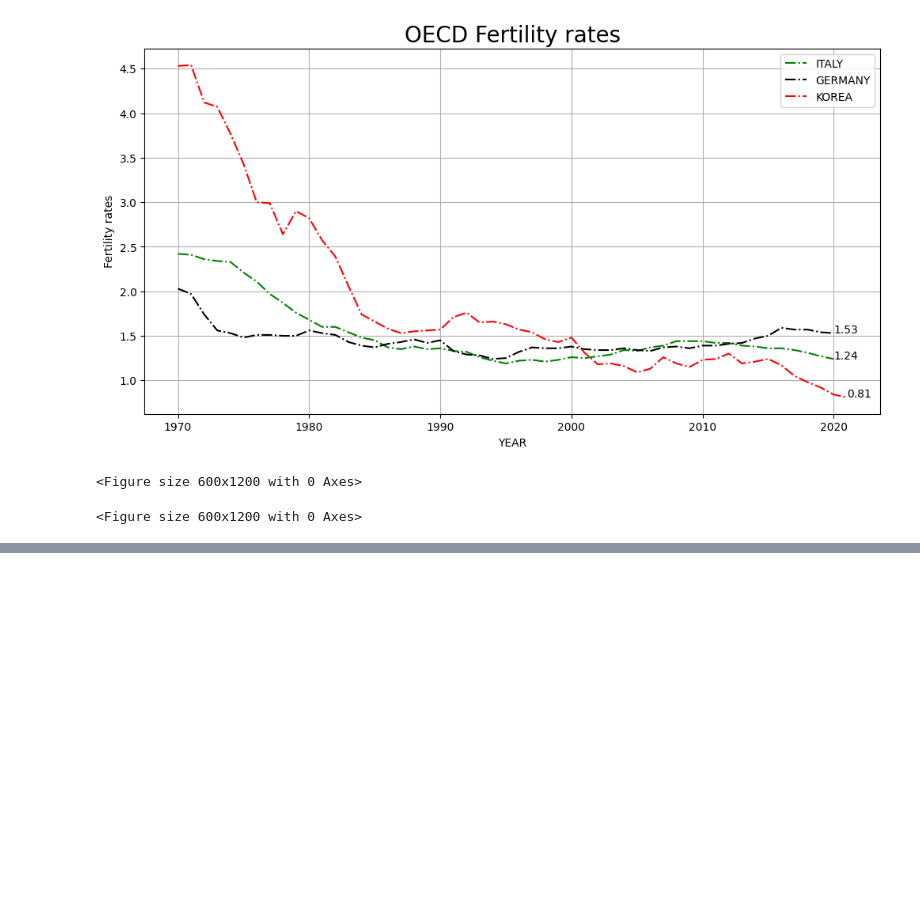
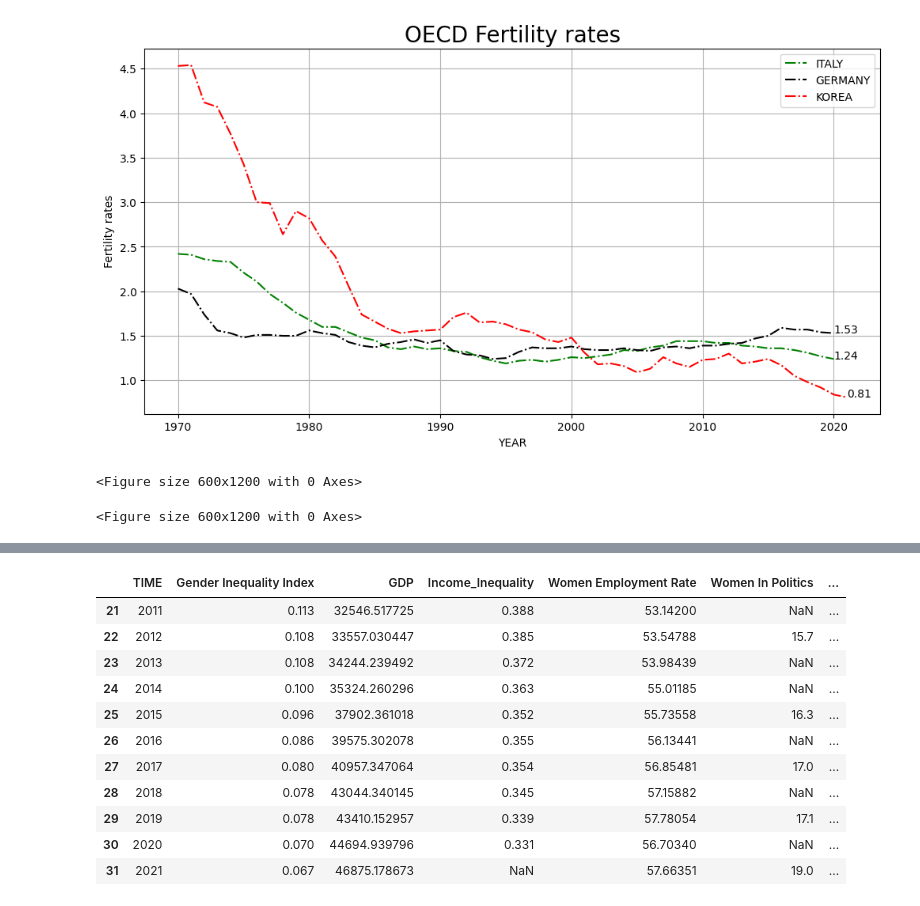
Before and after one commit to ikkjun/Declining_Fertility_Rates, a Jupyter notebook: Declining_Fertility_Rates.ipynb, the cells around one changed output, grey strips where cells are left out. Cells and saved outputs as stored; diff of their text form; code cells hidden in the pictures; blank space fills up the shorter version.

```diff
--- a/Declining_Fertility_Rates.ipynb
+++ b/Declining_Fertility_Rates.ipynb
@@ -36,7 +38,7 @@ locations = ['ITA', 'DEU', 'KOR']
 dfs = {}
 
 for loc in locations:
-    dfs[loc] = df[df['LOCATION'] == loc]
+    dfs[loc] = df_dfr[df_dfr['LOCATION'] == loc]
 
 df_dfr_ita = dfs['ITA']
 df_dfr_deu = dfs['DEU']
@@ -79,0 +165,37 @@ plt.figure(figsize=(6, 12))
+# %%
+df_gdp_kor = df_gdp[df_gdp['LOCATION']=='KOR']
+df_gdp_kor = df_gdp_kor[['TIME', 'Value']]
+df_gdp_kor.columns = ['TIME', 'GDP']
+df_gdp_kor['TIME'] = pd.to_numeric(df_gdp_kor['TIME'])
+df_gdp_kor['GDP'] = df_gdp_kor['GDP'].astype(float)
+
+df_ii_kor = df_ii[df_ii['LOCATION']=='KOR']
+df_ii_kor = df_ii_kor[['TIME', 'Value']]
+df_ii_kor.columns = ['TIME', 'Income_Inequality']
+df_ii_kor['TIME'] = pd.to_numeric(df_ii_kor['TIME'])
+df_ii_kor['Income_Inequality'] = df_ii_kor['Income_Inequality'].astype(float)
+
+df_wer_kor = df_wer[df_wer['LOCATION']=='KOR']
+df_wer_kor = df_wer_kor[['TIME', 'Value']]
+df_wer_kor.columns = ['TIME', 'Women Employment Rate']
+df_wer_kor['TIME'] = pd.to_numeric(df_wer_kor['TIME'])
+df_wer_kor['Women Employment Rate'] = df_wer_kor['Women Employment Rate'].astype(float)
+
+df_wip_kor = df_wip[df_wip['LOCATION']=='KOR']
+df_wip_kor = df_wip_kor[['TIME', 'Value']]
+df_wip_kor.columns = ['TIME', 'Women In Politics']
+df_wip_kor['TIME'] = pd.to_numeric(df_wip_kor['TIME'])
+df_wip_kor['Women In Politics'] = df_wip_kor['Women In Politics'].astype(float)
+# %%
+df_kor = pd.merge(df_gii_kor, df_gdp_kor, on='TIME', how='outer')
+df_kor = pd.merge(df_kor, df_ii_kor, on='TIME', how='outer')
+df_kor = pd.merge(df_kor, df_wer_kor, on='TIME', how='outer')
+df_kor = pd.merge(df_kor, df_wip_kor, on='TIME', how='outer')
+df_kor = pd.merge(df_kor, df_pef_mean, on='TIME', how='outer')
+
+df_dfr_kor = df_dfr_kor[['TIME', 'Fertility Rates']]
+df_kor = pd.merge(df_kor, df_dfr_kor, on='TIME', how='outer')
+
+# TIME을 기준으로 정렬
+df_kor = df_kor.sort_values('TIME')
+df_kor.tail()
@@ -79,0 +209,16 @@ plt.figure(figsize=(6, 12))
+# %%
+df_kor_11_21 = df_kor.loc[21:31]
+df_kor_11_21
+# %% [output]
+|  | TIME | Gender Inequality Index | GDP | Income_Inequality | Women Employment Rate | Women In Politics | ... |
+| 21 | 2011 | 0.113 | 32546.517725 | 0.388 | 53.14200 | NaN | ... |
+| 22 | 2012 | 0.108 | 33557.030447 | 0.385 | 53.54788 | 15.7 | ... |
+| 23 | 2013 | 0.108 | 34244.239492 | 0.372 | 53.98439 | NaN | ... |
+| 24 | 2014 | 0.100 | 35324.260296 | 0.363 | 55.01185 | NaN | ... |
+| 25 | 2015 | 0.096 | 37902.361018 | 0.352 | 55.73558 | 16.3 | ... |
+| 26 | 2016 | 0.086 | 39575.302078 | 0.355 | 56.13441 | NaN | ... |
+| 27 | 2017 | 0.080 | 40957.347064 | 0.354 | 56.85481 | 17.0 | ... |
+| 28 | 2018 | 0.078 | 43044.340145 | 0.345 | 57.15882 | NaN | ... |
+| 29 | 2019 | 0.078 | 43410.152957 | 0.339 | 57.78054 | 17.1 | ... |
+| 30 | 2020 | 0.070 | 44694.939796 | 0.331 | 56.70340 | NaN | ... |
+| 31 | 2021 | 0.067 | 46875.178673 | NaN | 57.66351 | 19.0 | ... |
```
Also changed, not shown: parts of 17 cells of this notebook.
